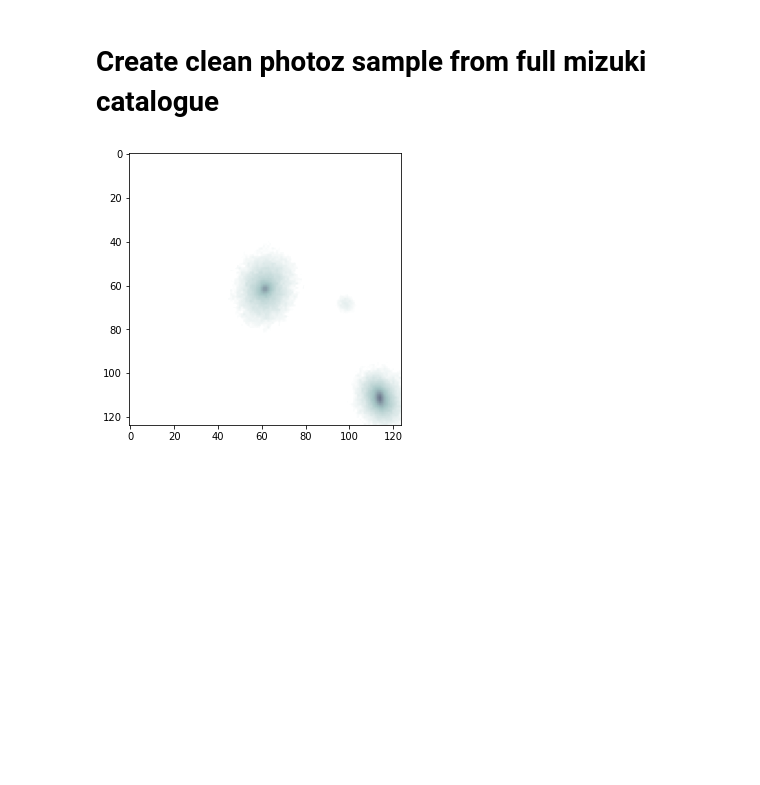
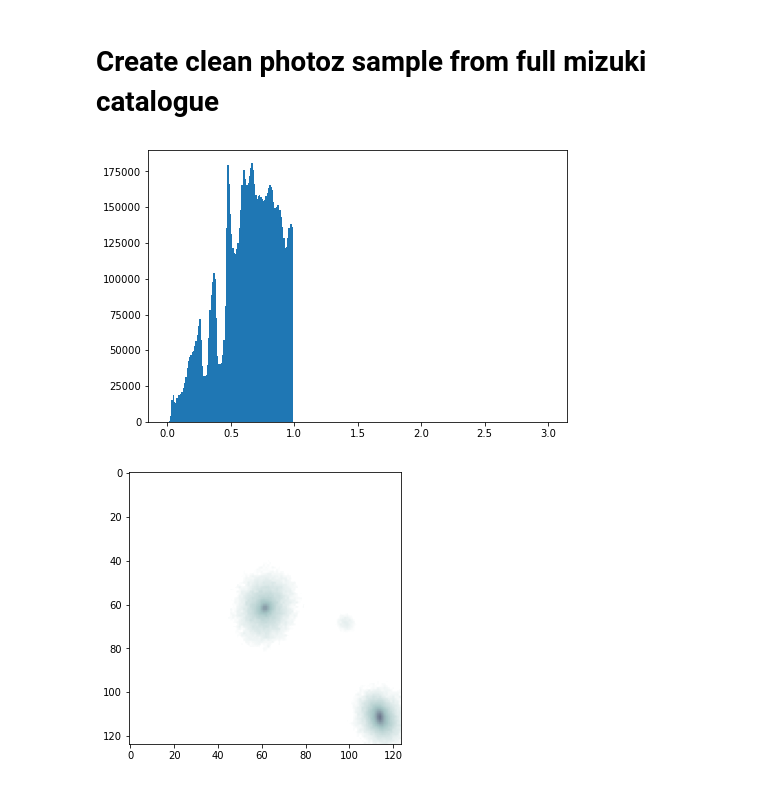
Before and after one commit to cbottrell/RealSim_HSC, a Jupyter notebook: testing.ipynb, the cells around one changed output. Cells and saved outputs as stored; diff of their text form; code cells hidden in the pictures; blank space fills up the shorter version.

```diff
--- a/testing.ipynb
+++ b/testing.ipynb
@@ -466,34 +466,36 @@ def main():
         f'z.prob_gal, z.prob_star, z.prob_qso',
         f'FROM {rerun}.forced as f',
         f'LEFT JOIN {rerun}.photoz_mizuki as z',
         f'ON f.object_id = z.object_id',
         f'WHERE z.photoz_median>0.01 and z.photoz_median<1',
               ]
     sql_cmd = ' '.join(sql_cmd)
     if clean:
         sql_cmd += ' '+' '.join([f'AND {cnd}' for cnd in hsc_sql.hsc_coadd_cnds(rerun)])
     sql_cmd += f' ORDER BY f.object_id;'
 
     df = hsc_sql.load_sql_df(csv_name,dr=dr,sql_cmd=sql_cmd)
     df = df.loc[(df.photoz_risk_best<0.25) & (df.reduced_chisq<5)]
 
     import matplotlib.pyplot as plt
     import numpy as np
     xmin,xmax=0.,3.
     fig,ax = plt.subplots(figsize=(7.5,5))
     xedges = np.linspace(xmin,xmax,300)
     xwidths = xedges[1:]-xedges[:-1]
 
     # clean photoz catalogue
     df = df.loc[df['photoz_best']<1]
-    df = df.sample(1000000,replace=False)
+    df = df.sample(10000000,replace=False)
     df.to_csv(f'Catalogues/HSC-{dr}-{rerun}-photoz_mizuki-CLEAN.csv',columns=['object_id','ra','dec','tract','patch','photoz_best'],index=False)
 
     H,xedges = np.histogram(df['photoz_best'],bins=xedges,density=False)
     ax.bar(xedges[:-1],H,width=xwidths,align='edge')
 
 if __name__=='__main__':
     main()
+# %% [output]
+[figure, added]
 # %%
 import illustris_python as il
 from astropy.io import fits
```
Also changed, not shown: parts of 2 cells of this notebook, 2 other files.
